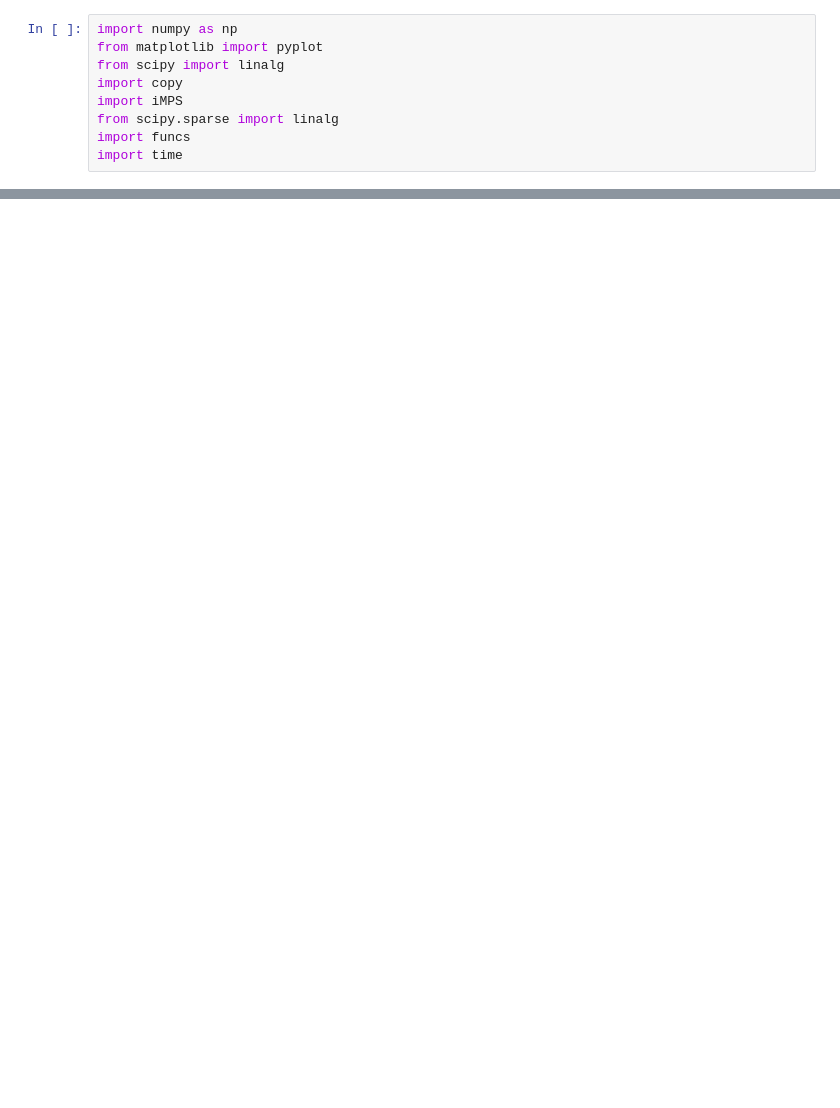
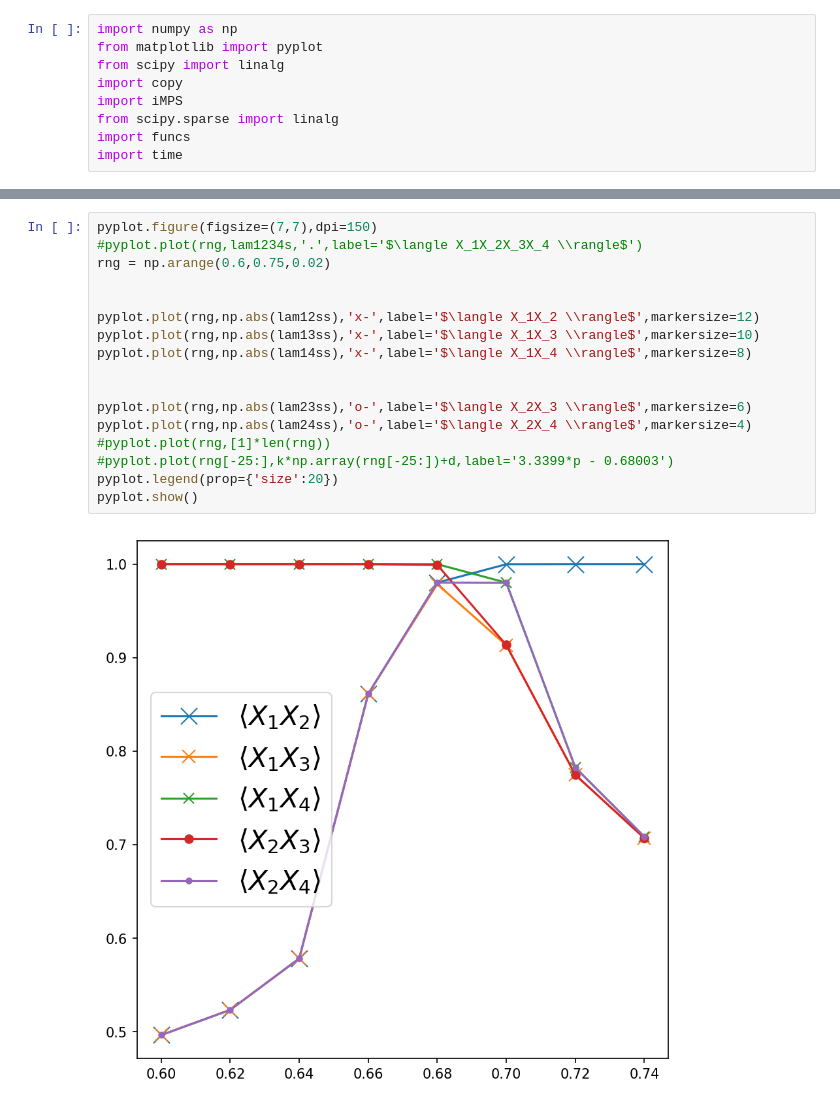
Before and after one commit to Zhuan-pitt/Toric_Code, a Jupyter notebook: three_layers.ipynb, the cells around one changed output, grey strips where cells are left out. Cells and saved outputs as stored; diff of their text form; blank space fills up the shorter version.

```diff
--- a/three_layers.ipynb
+++ b/three_layers.ipynb
@@ -43,3 +353,22 @@ MPO15.construct_from_tensor_list([X15,X15])
+# %%
+pyplot.figure(figsize=(7,7),dpi=150)
+#pyplot.plot(rng,lam1234s,'.',label='$\langle X_1X_2X_3X_4 \\rangle$')
+rng = np.arange(0.6,0.75,0.02)
+
+
+pyplot.plot(rng,np.abs(lam12ss),'x-',label='$\langle X_1X_2 \\rangle$',markersize=12)
+pyplot.plot(rng,np.abs(lam13ss),'x-',label='$\langle X_1X_3 \\rangle$',markersize=10)
+pyplot.plot(rng,np.abs(lam14ss),'x-',label='$\langle X_1X_4 \\rangle$',markersize=8)
+
+
+pyplot.plot(rng,np.abs(lam23ss),'o-',label='$\langle X_2X_3 \\rangle$',markersize=6)
+pyplot.plot(rng,np.abs(lam24ss),'o-',label='$\langle X_2X_4 \\rangle$',markersize=4)
+#pyplot.plot(rng,[1]*len(rng))
+#pyplot.plot(rng[-25:],k*np.array(rng[-25:])+d,label='3.3399*p - 0.68003')
+pyplot.legend(prop={'size':20})
+pyplot.show()
+# %% [output]
+[figure, added]
 # %%
 lam1ss=[]
 lam12ss=[]
```
Also changed, not shown: parts of 18 cells of this notebook, 7 other files.
